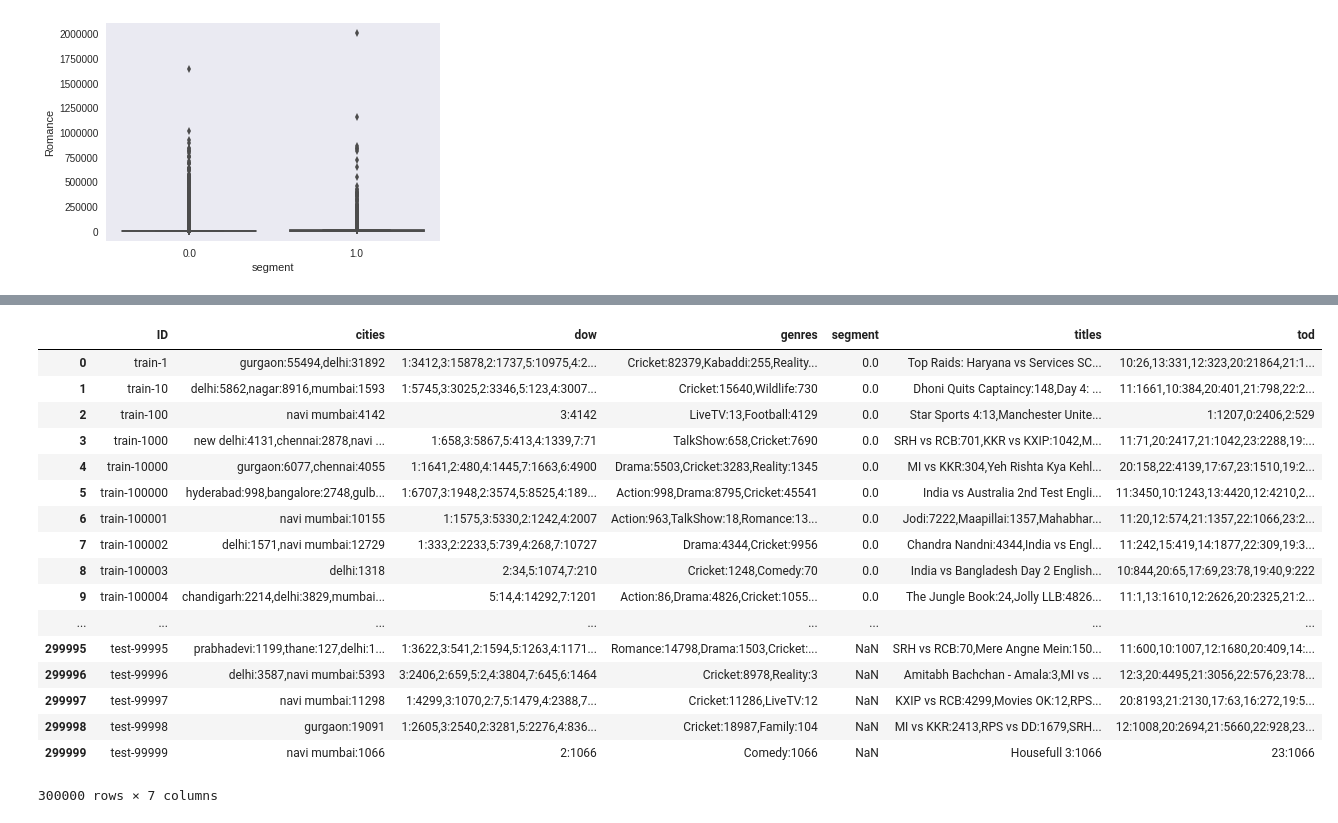
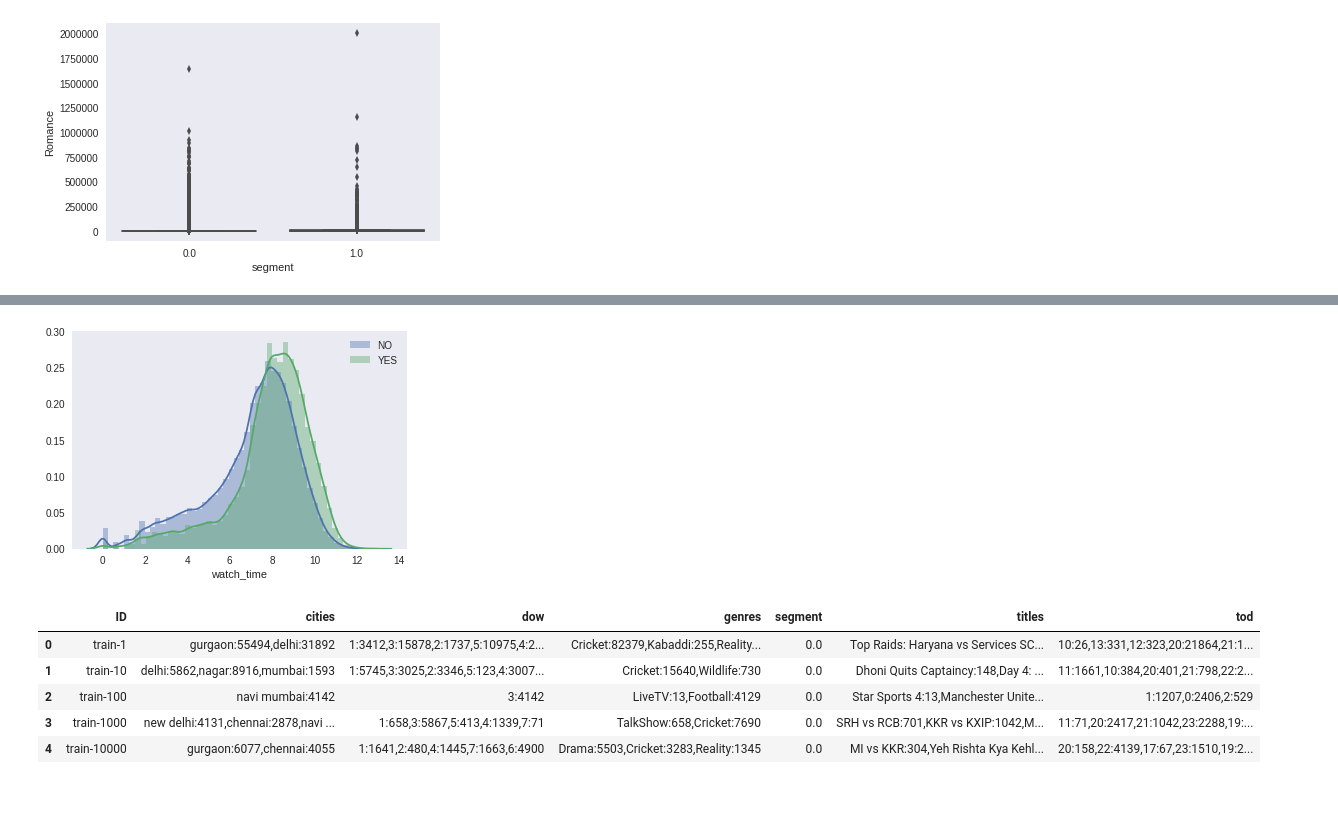
Before and after one commit to numb3r33/India_Hacks_2017, a Jupyter notebook: notebooks/Experiment4-(EDAHotstar).ipynb, the cells around one changed output, grey strips where cells are left out. Cells and saved outputs as stored; diff of their text form; code cells hidden in the pictures; blank space fills up the shorter version.

```diff
--- a/notebooks/Experiment4-(EDAHotstar).ipynb
+++ b/notebooks/Experiment4-(EDAHotstar).ipynb
@@ -413,0 +484,9 @@ sns.boxplot(x=genres_train.segment, y=genres_train.);
+# %%
+ss = pd.DataFrame(dow_watch_time_map['2'],
+             columns=['watch_time', 'segment'])
+
+sns.distplot(ss.loc[ss.segment == 0, 'watch_time'].map(np.log1p), label='NO')
+sns.distplot(ss.loc[ss.segment == 1, 'watch_time'].map(np.log1p), label='YES')
+plt.legend(loc='best');
+# %% [output]
+[figure, added]
@@ -414,21 +497,9 @@ sns.boxplot(x=genres_train.segment, y=genres_train.);
 # %%
-data
+data.head()
 # %% [output]
 |  | ID | cities | dow | genres | segment | titles | tod |
 | 0 | train-1 | gurgaon:55494,delhi:31892 | 1:3412,3:15878,2:1737,5:10975,4:2... | Cricket:82379,Kabaddi:255,Reality... | 0.0 | Top Raids: Haryana vs Services SC... | 10:26,13:331,12:323,20:21864,21:1... |
 | 1 | train-10 | delhi:5862,nagar:8916,mumbai:1593 | 1:5745,3:3025,2:3346,5:123,4:3007... | Cricket:15640,Wildlife:730 | 0.0 | Dhoni Quits Captaincy:148,Day 4: ... | 11:1661,10:384,20:401,21:798,22:2... |
 | 2 | train-100 | navi mumbai:4142 | 3:4142 | LiveTV:13,Football:4129 | 0.0 | Star Sports 4:13,Manchester Unite... | 1:1207,0:2406,2:529 |
 | 3 | train-1000 | new delhi:4131,chennai:2878,navi ... | 1:658,3:5867,5:413,4:1339,7:71 | TalkShow:658,Cricket:7690 | 0.0 | SRH vs RCB:701,KKR vs KXIP:1042,M... | 11:71,20:2417,21:1042,23:2288,19:... |
 | 4 | train-10000 | gurgaon:6077,chennai:4055 | 1:1641,2:480,4:1445,7:1663,6:4900 | Drama:5503,Cricket:3283,Reality:1345 | 0.0 | MI vs KKR:304,Yeh Rishta Kya Kehl... | 20:158,22:4139,17:67,23:1510,19:2... |
-| 5 | train-100000 | hyderabad:998,bangalore:2748,gulb... | 1:6707,3:1948,2:3574,5:8525,4:189... | Action:998,Drama:8795,Cricket:45541 | 0.0 | India vs Australia 2nd Test Engli... | 11:3450,10:1243,13:4420,12:4210,2... |
-| 6 | train-100001 | navi mumbai:10155 | 1:1575,3:5330,2:1242,4:2007 | Action:963,TalkShow:18,Romance:13... | 0.0 | Jodi:7222,Maapillai:1357,Mahabhar... | 11:20,12:574,21:1357,22:1066,23:2... |
-| 7 | train-100002 | delhi:1571,navi mumbai:12729 | 1:333,2:2233,5:739,4:268,7:10727 | Drama:4344,Cricket:9956 | 0.0 | Chandra Nandni:4344,India vs Engl... | 11:242,15:419,14:1877,22:309,19:3... |
-| 8 | train-100003 | delhi:1318 | 2:34,5:1074,7:210 | Cricket:1248,Comedy:70 | 0.0 | India vs Bangladesh Day 2 English... | 10:844,20:65,17:69,23:78,19:40,9:222 |
-| 9 | train-100004 | chandigarh:2214,delhi:3829,mumbai... | 5:14,4:14292,7:1201 | Action:86,Drama:4826,Cricket:1055... | 0.0 | The Jungle Book:24,Jolly LLB:4826... | 11:1,13:1610,12:2626,20:2325,21:2... |
-| ... | ... | ... | ... | ... | ... | ... | ... |
-| 299995 | test-99995 | prabhadevi:1199,thane:127,delhi:1... | 1:3622,3:541,2:1594,5:1263,4:1171... | Romance:14798,Drama:1503,Cricket:... | NaN | SRH vs RCB:70,Mere Angne Mein:150... | 11:600,10:1007,12:1680,20:409,14:... |
-| 299996 | test-99996 | delhi:3587,navi mumbai:5393 | 3:2406,2:659,5:2,4:3804,7:645,6:1464 | Cricket:8978,Reality:3 | NaN | Amitabh Bachchan - Amala:3,MI vs ... | 12:3,20:4495,21:3056,22:576,23:78... |
-| 299997 | test-99997 | navi mumbai:11298 | 1:4299,3:1070,2:7,5:1479,4:2388,7... | Cricket:11286,LiveTV:12 | NaN | KXIP vs RCB:4299,Movies OK:12,RPS... | 20:8193,21:2130,17:63,16:272,19:5... |
-| 299998 | test-99998 | gurgaon:19091 | 1:2605,3:2540,2:3281,5:2276,4:836... | Cricket:18987,Family:104 | NaN | MI vs KKR:2413,RPS vs DD:1679,SRH... | 12:1008,20:2694,21:5660,22:928,23... |
-| 299999 | test-99999 | navi mumbai:1066 | 2:1066 | Comedy:1066 | NaN | Housefull 3:1066 | 23:1066 |
-300000 rows × 7 columns
```
Also changed, not shown: parts of 32 cells of this notebook, 5 other files.
